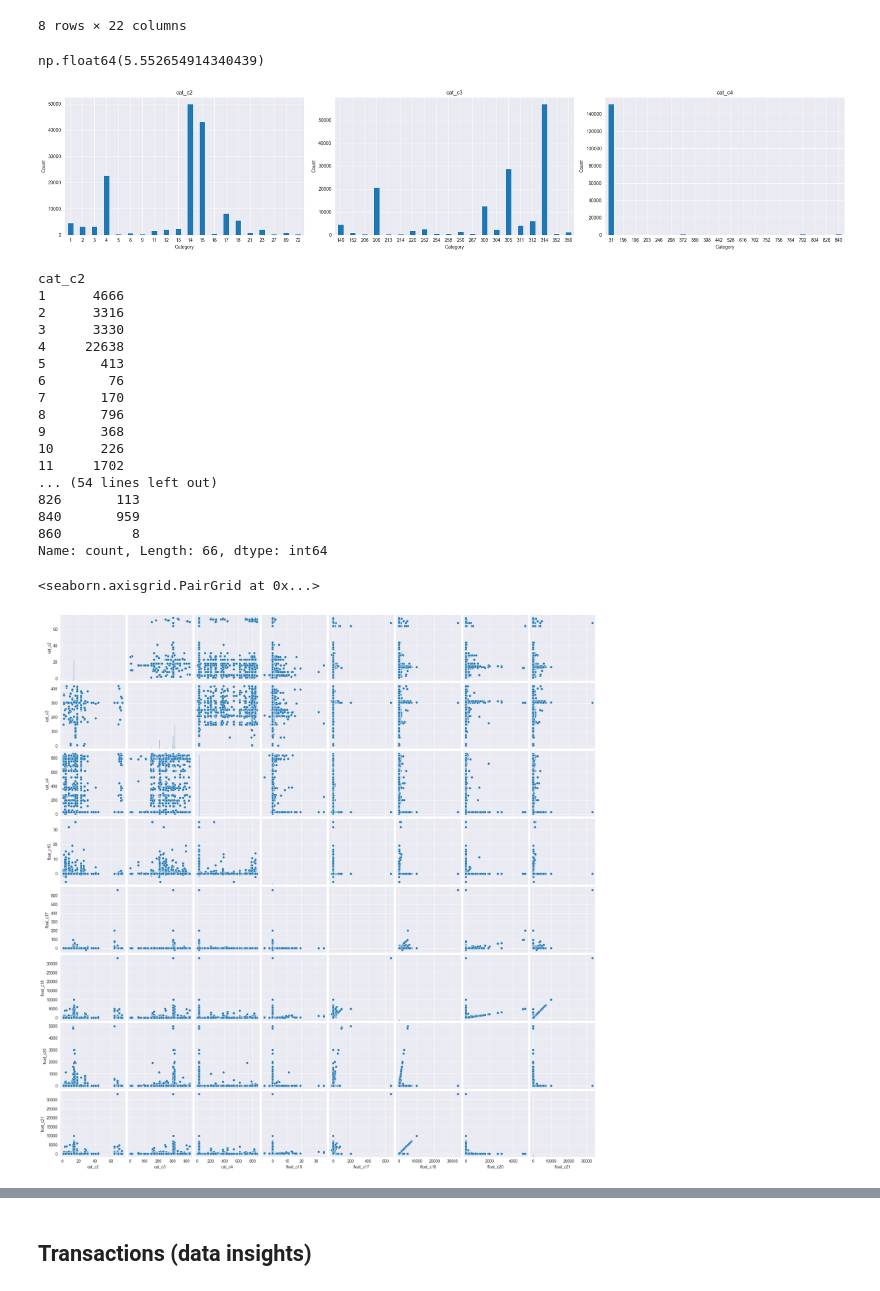
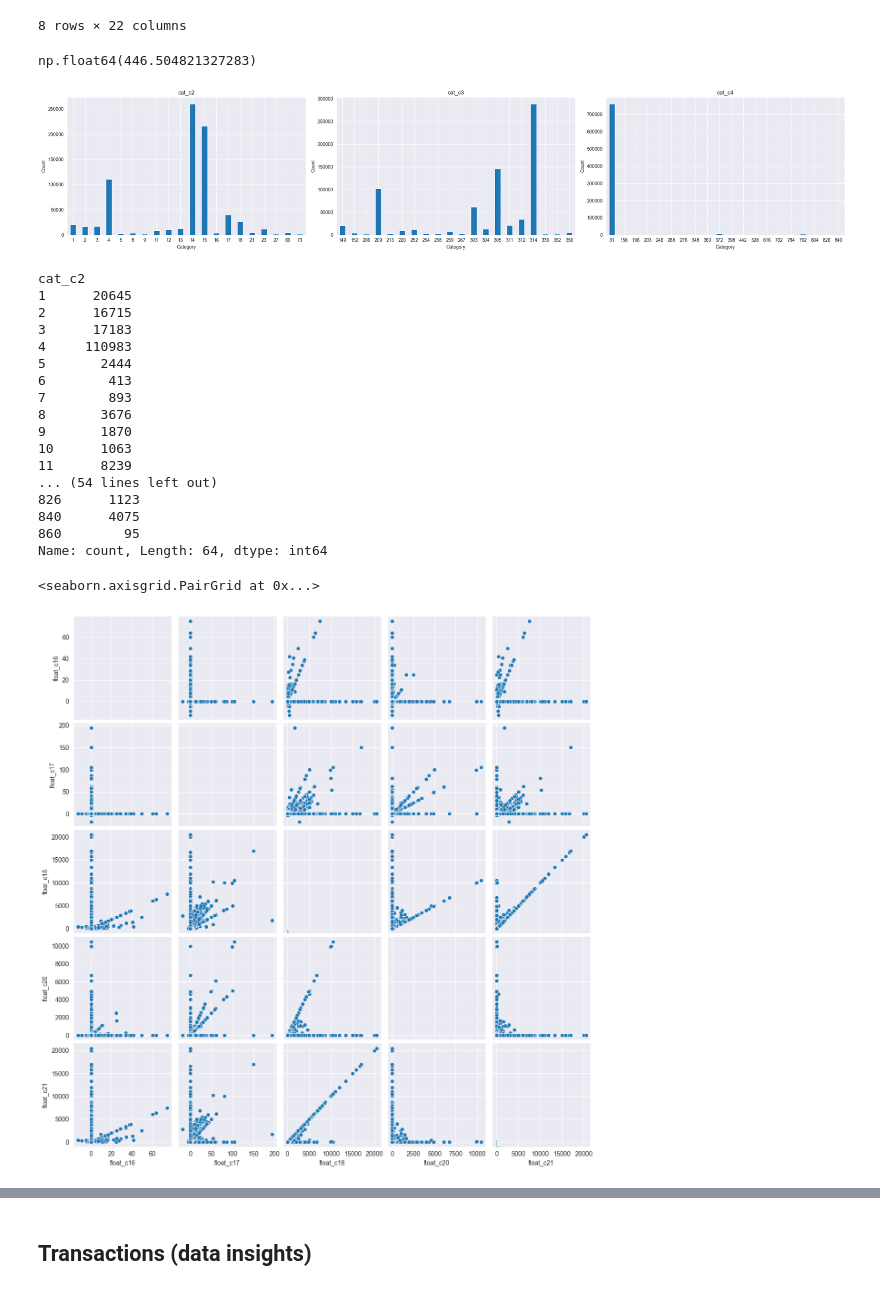
Before and after one commit to danproshyn/ff_internship, a Jupyter notebook: data_analysis.ipynb, the cells around one changed output, grey strips where cells are left out. Drawn from its saved outputs; the diff is of its cells as text; code cells hidden in the pictures.

```diff
--- a/data_analysis.ipynb
+++ b/data_analysis.ipynb
@@ -82,7 +82,7 @@ transactions_dtypes = {
 }
 
 transactions = pd.read_csv(
-   'data/initial/TRANSACTIONS.csv',
+   'data/samples/TRANSACTIONS_SAMPLE.csv',
    sep=',',
    dtype=transactions_dtypes,
    parse_dates=["TRAN_DATE"],
@@ -176,9 +176,9 @@ transactions_sample.describe()
 8 rows × 22 columns
 # %%
 # Get the mean of transactions by client
-transactions_sample.groupby('client_id').size().mean()
+transactions.groupby('client_id').size().mean()
 # %% [output]
-np.float64(5.552654914340439)
+np.float64(446.504821327283)
 # %%
 # Categorical data plots
 
@@ -191,7 +191,7 @@ axes = axes.flatten()
 
 for i, col in enumerate(cat_cols):
     ax = axes[i]
-    counts = transactions_sample[col].astype(int).value_counts().head(20).sort_index()
+    counts = transactions[col].astype(int).value_counts().head(20).sort_index()
     counts.plot(kind='bar', ax=ax)
     ax.set_title(col)
     ax.set_xlabel('Category')
@@ -209,35 +209,35 @@ plt.show()
 # plt.title("Distribution of cat_c2")
 # plt.show()
 # %% [output]
-[figure, old version]
+[figure, new version]
 # %%
 # Categorical data counts
 
 for col in ['cat_c2', 'cat_c3', 'cat_c4']:
-    print(transactions_sample[col].astype(int).value_counts().sort_index())
+    print(transactions[col].astype(int).value_counts().sort_index())
     print()
 # %% [output]
 cat_c2
-1      4666
-2      3316
-3      3330
-4     22638
-5       413
-6        76
-7       170
-8       796
-9       368
-10      226
-11     1702
+1      20645
+2      16715
+3      17183
+4     110983
+5       2444
+6        413
+7        893
+8       3676
+9       1870
+10      1063
+11      8239
 ... (54 lines left out)
-826       113
-840       959
-860         8
-Name: count, Length: 66, dtype: int64
+826      1123
+840      4075
+860        95
+Name: count, Length: 64, dtype: int64
 # %%
-sns.pairplot(transactions_sample[['cat_c2', 'cat_c3', 'cat_c4', 'float_c16', 'float_c17', 'float_c18', 'float_c20', 'float_c21']])
+sns.pairplot(transactions[['float_c16', 'float_c17', 'float_c18', 'float_c20', 'float_c21']])
 # %% [output]
 <seaborn.axisgrid.PairGrid at 0x...>
-[figure, old version]
+[figure, new version]
 # %%
 # Correlation matrix
```
Also changed, not shown: parts of 25 cells of this notebook, 1 other file.
